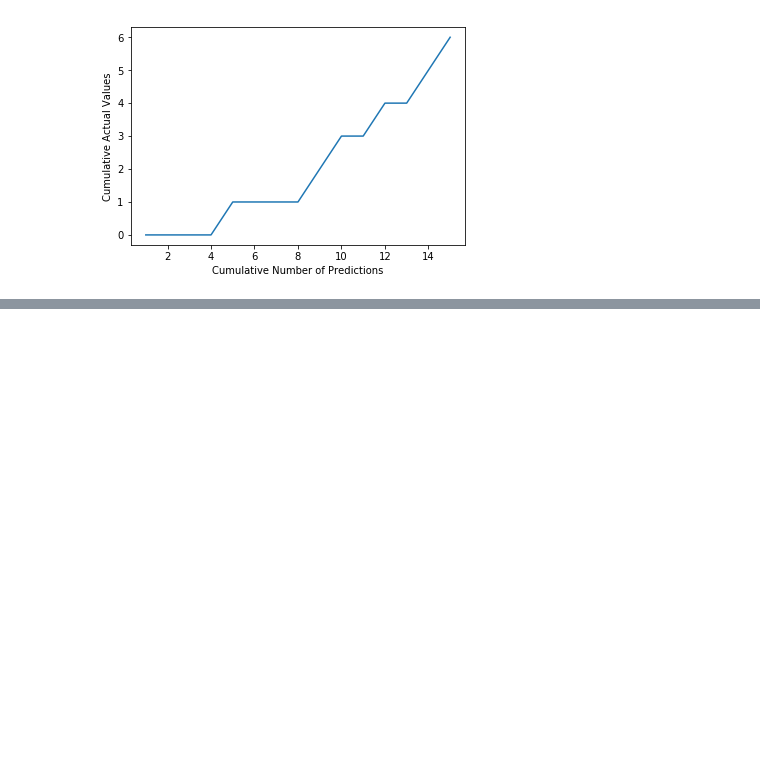
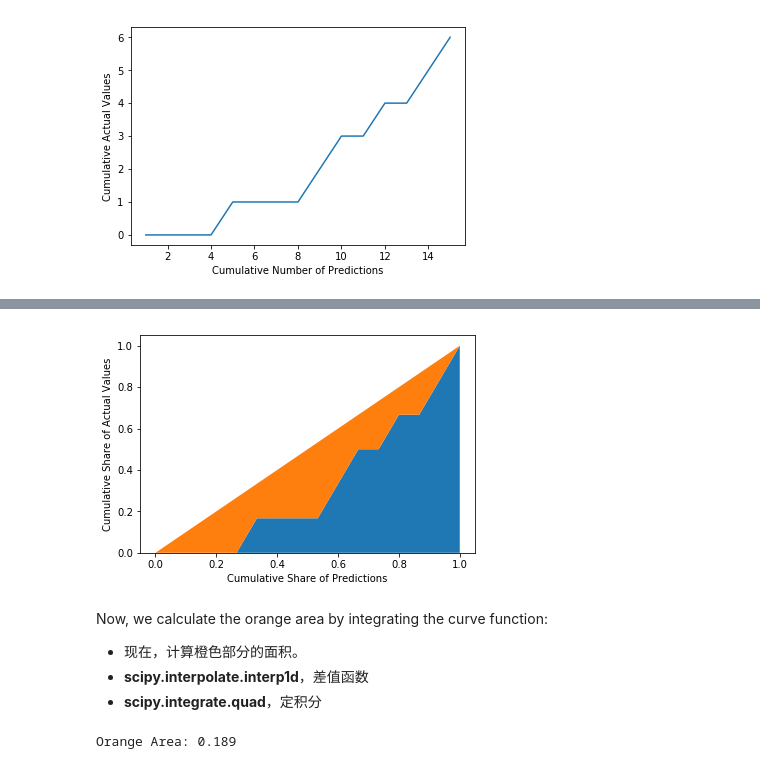
Before and after one commit to kqdmqx/kaggle-Porto-Seguros-Safe-Driver-Prediction, a Jupyter notebook: ipython/gini-coefficient-an-intuitive-explanation.ipynb, the cells around one changed output, grey strips where cells are left out. Drawn from its saved outputs; the diff is of its cells as text; code cells hidden in the pictures; blank space fills up the shorter version.

```diff
--- a/ipython/gini-coefficient-an-intuitive-explanation.ipynb
+++ b/ipython/gini-coefficient-an-intuitive-explanation.ipynb
@@ -108,0 +119,30 @@ plt.show()
+# %%
+cumulative_actual_shares = cumulative_actual / sum(actual)
+cumulative_index_shares = cumulative_index / len(predictions)
+
+# Add (0, 0) to the plot
+x_values = [0] + list(cumulative_index_shares)
+y_values = [0] + list(cumulative_actual_shares)
+
+# Display the 45° line stacked on top of the y values
+diagonal = [x - y for (x, y) in zip(x_values, y_values)]
+
+plt.stackplot(x_values, y_values, diagonal)
+plt.xlabel('Cumulative Share of Predictions')
+plt.ylabel('Cumulative Share of Actual Values')
+plt.show()
+# %% [output]
+[figure, added]
+# %% [markdown]
+Now, we calculate the orange area by integrating the curve function:
+
+* 现在，计算橙色部分的面积。
+* **scipy.interpolate.interp1d**，差值函数
+* **scipy.integrate.quad**，定积分
+# %%
+fy = scipy.interpolate.interp1d(x_values, y_values)
+blue_area, _ = scipy.integrate.quad(fy, 0, 1, points=x_values)
+orange_area = 0.5 - blue_area
+print('Orange Area: %.3f' % orange_area)
+# %% [output]
+Orange Area: 0.189
```
Also changed, not shown: parts of 7 cells of this notebook, 1 other file.
